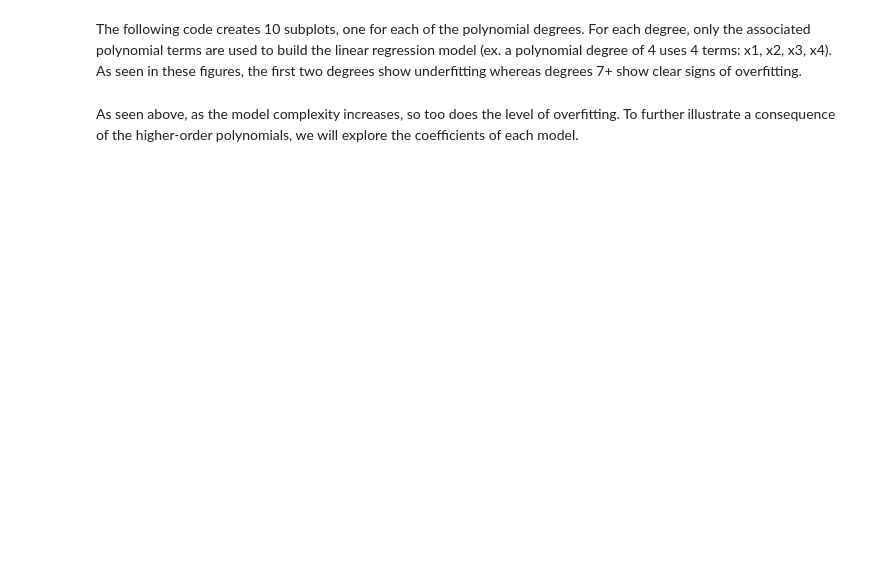
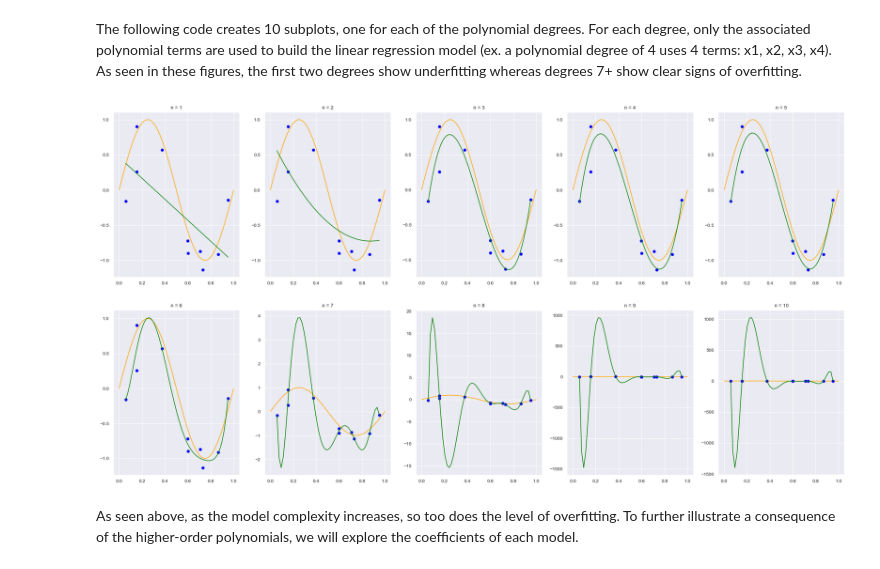
Before and after one commit to ParamvirSran/Machine-Learning, a Jupyter notebook: Labs/Lab_W9/Lab_W9_Incomplete.ipynb, the cells around one changed output. Cells and saved outputs as stored; diff of their text form; code cells hidden in the pictures; blank space fills up the shorter version.

```diff
--- a/Labs/Lab_W9/Lab_W9_Incomplete.ipynb
+++ b/Labs/Lab_W9/Lab_W9_Incomplete.ipynb
@@ -15,8 +15,9 @@ from sklearn.pipeline import Pipeline
 from sklearn.preprocessing import StandardScaler
 from sklearn.model_selection import train_test_split, cross_val_score
 import matplotlib.pyplot as plt
-#sns.set_context('paper')
-#plt.style.use('seaborn')
+sns.set_context('paper')
+sns.set_style('darkgrid')
+
 %matplotlib inline
 np.random.seed(42)
 # %% [markdown]
@@ -62,20 +76,33 @@ data.head()
 # %%
 coefs = []  ## Python list
 rss = []
-fig, axs = plt.subplots(2,5, figsize = (25,12.5))
-for i in range(0,2):
-    for j in range (0,5):
-        LeastSquaresModel = Pipeline([('scaling', StandardScaler()),
-                                      ('linreg', LinearRegression())])
-        LeastSquaresModel.fit(data.iloc[:,0:5*i+j+1], y_noise)
-        Test_Data_pred_curve = LeastSquaresModel.predict(Test_Data.iloc[:,0:5*i+j+1]) ## we applied the model to the 50 data  points
-        y_pred_points = LeastSquaresModel.predict(data.iloc[:,0:5*i+j+1])  ## prediciting of the training data points
-        rss.append(np.sum(np.square(y_noise - y_pred_points))) ## Training RSS
+fig, axs = plt.subplots(2, 5, figsize=(25, 12.5))
+for i in range(0, 2):
+    for j in range(0, 5):
+        LeastSquaresModel = Pipeline(
+            [("scaling", StandardScaler()), ("linreg", LinearRegression())]
+        )
+        LeastSquaresModel.fit(data.iloc[:, 0 : 5 * i + j + 1], y_noise)
+        Test_Data_pred_curve = LeastSquaresModel.predict(
+            Test_Data.iloc[:, 0 : 5 * i + j + 1]
+        )  ## we applied the model to the 50 data  points
+        y_pred_points = LeastSquaresModel.predict(
+            data.iloc[:, 0 : 5 * i + j + 1]
+        )  ## prediciting of the training data points
+        rss.append(np.sum(np.square(y_noise - y_pred_points)))  ## Training RSS
         coefs.append(LeastSquaresModel[1].coef_)  ## Model Coefficients
-        axs[i,j].plot(x2,y2, label = 'y = sin (2πx)', color='orange') ## the sin function
-        axs[i,j].plot(x, y_noise,"o", color='b') # the 10 training points (with noise)
-        axs[i,j].plot(Test_Data.x, Test_Data_pred_curve, color='g')  ## visulization of the model
-        axs[i,j].title.set_text("n = " + str(5*i+j+1))
+        axs[i, j].plot(
+            x2, y2, label="y = sin (2πx)", color="orange"
+        )  ## the sin function
+        axs[i, j].plot(
+            x, y_noise, "o", color="b"
+        )  # the 10 training points (with noise)
+        axs[i, j].plot(
+            Test_Data.x, Test_Data_pred_curve, color="g"
+        )  ## visulization of the model
+        axs[i, j].title.set_text("n = " + str(5 * i + j + 1))
+# %% [output]
+[figure, added]
 # %% [markdown]
 <p>As seen above, as the model complexity increases, so too does the level of overfitting. To further illustrate a consequence of the higher-order polynomials, we will explore the coefficients of each model. </p>
 # %%
```
Also changed, not shown: parts of 30 cells of this notebook.
